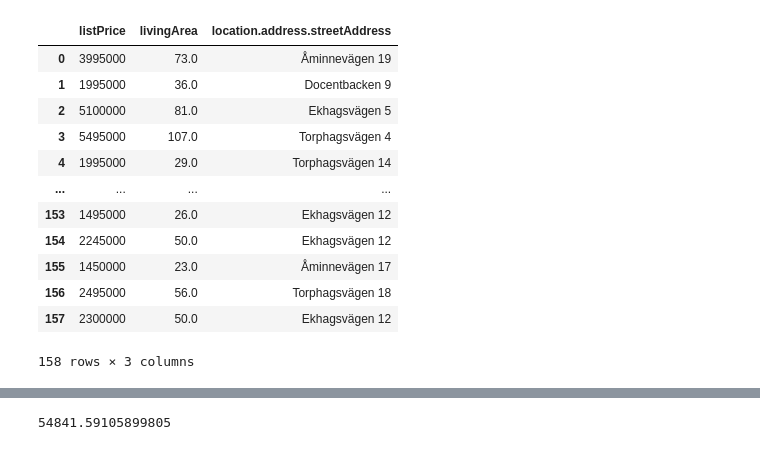
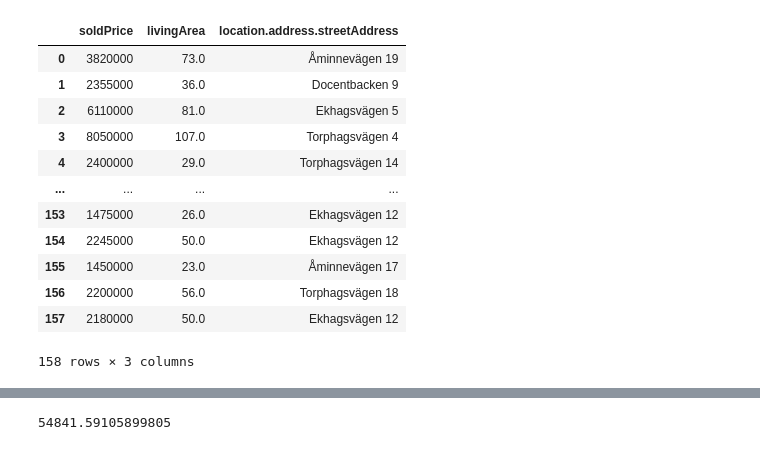
Before and after one commit to gus554/su-mt4007, a Jupyter notebook: HW2/Homework2.ipynb, the cells around one changed output, grey strips where cells are left out. Saved outputs shown, nothing was run; the diff lists cells and outputs as text; code cells hidden in the pictures.

```diff
--- a/HW2/HW2.ipynb
+++ b/HW2/Homework2.ipynb
@@ -23,20 +8,20 @@ df.head(20)
 # %%
 #new dataset with relevant data for this homework
-clean_data = df[["listPrice","livingArea","location.address.streetAddress"]]
+clean_data = df[["soldPrice","livingArea","location.address.streetAddress"]]
 clean_data
 # %% [output]
-|  | listPrice | livingArea | location.address.streetAddress |
-| 0 | 3995000 | 73.0 | Åminnevägen 19 |
-| 1 | 1995000 | 36.0 | Docentbacken 9 |
-| 2 | 5100000 | 81.0 | Ekhagsvägen 5 |
-| 3 | 5495000 | 107.0 | Torphagsvägen 4 |
-| 4 | 1995000 | 29.0 | Torphagsvägen 14 |
+|  | soldPrice | livingArea | location.address.streetAddress |
+| 0 | 3820000 | 73.0 | Åminnevägen 19 |
+| 1 | 2355000 | 36.0 | Docentbacken 9 |
+| 2 | 6110000 | 81.0 | Ekhagsvägen 5 |
+| 3 | 8050000 | 107.0 | Torphagsvägen 4 |
+| 4 | 2400000 | 29.0 | Torphagsvägen 14 |
 | ... | ... | ... | ... |
-| 153 | 1495000 | 26.0 | Ekhagsvägen 12 |
+| 153 | 1475000 | 26.0 | Ekhagsvägen 12 |
 | 154 | 2245000 | 50.0 | Ekhagsvägen 12 |
 | 155 | 1450000 | 23.0 | Åminnevägen 17 |
-| 156 | 2495000 | 56.0 | Torphagsvägen 18 |
-| 157 | 2300000 | 50.0 | Ekhagsvägen 12 |
+| 156 | 2200000 | 56.0 | Torphagsvägen 18 |
+| 157 | 2180000 | 50.0 | Ekhagsvägen 12 |
 158 rows × 3 columns
 # %%
 #Calculation of ppsqm
```
Also changed, not shown: parts of 13 cells of this notebook.
